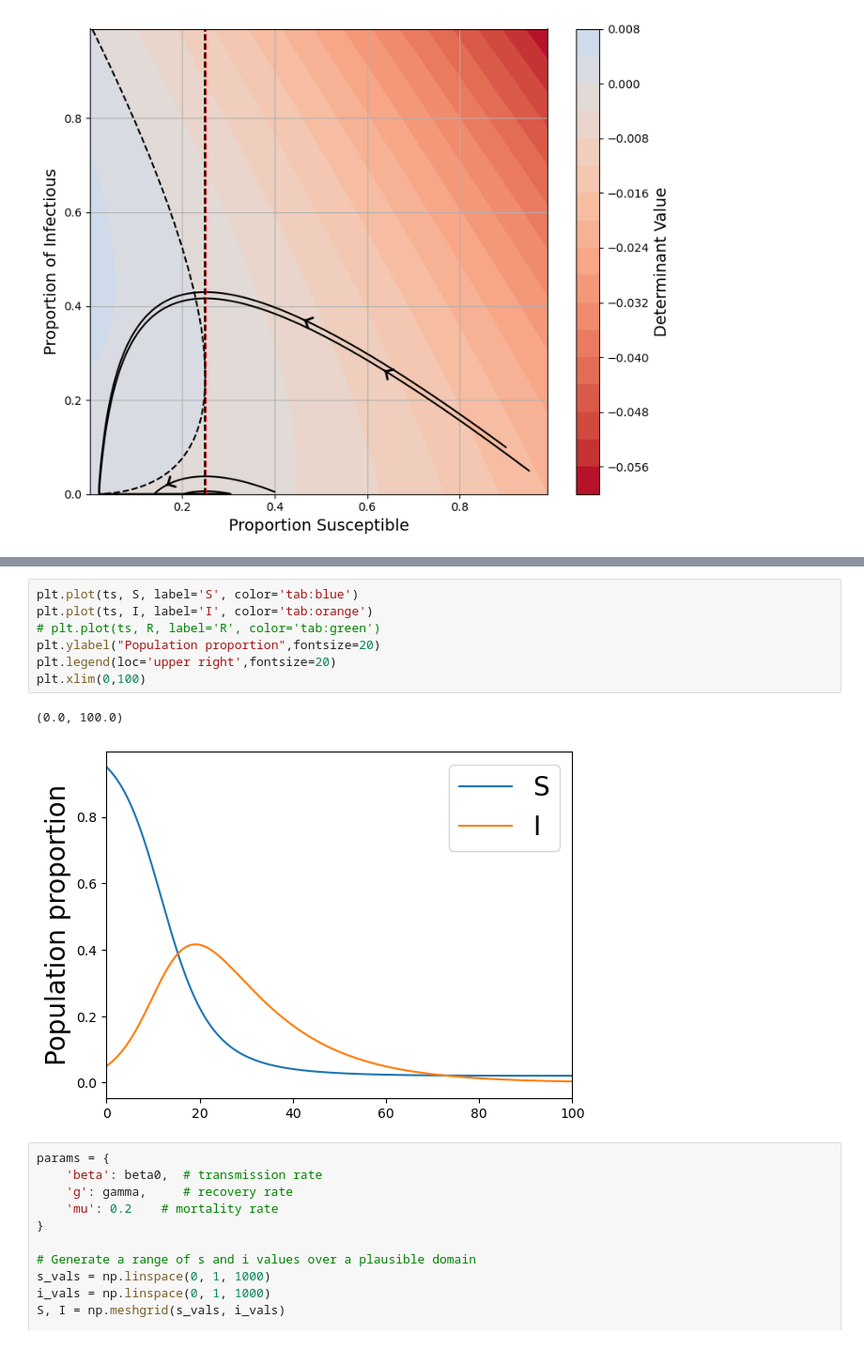
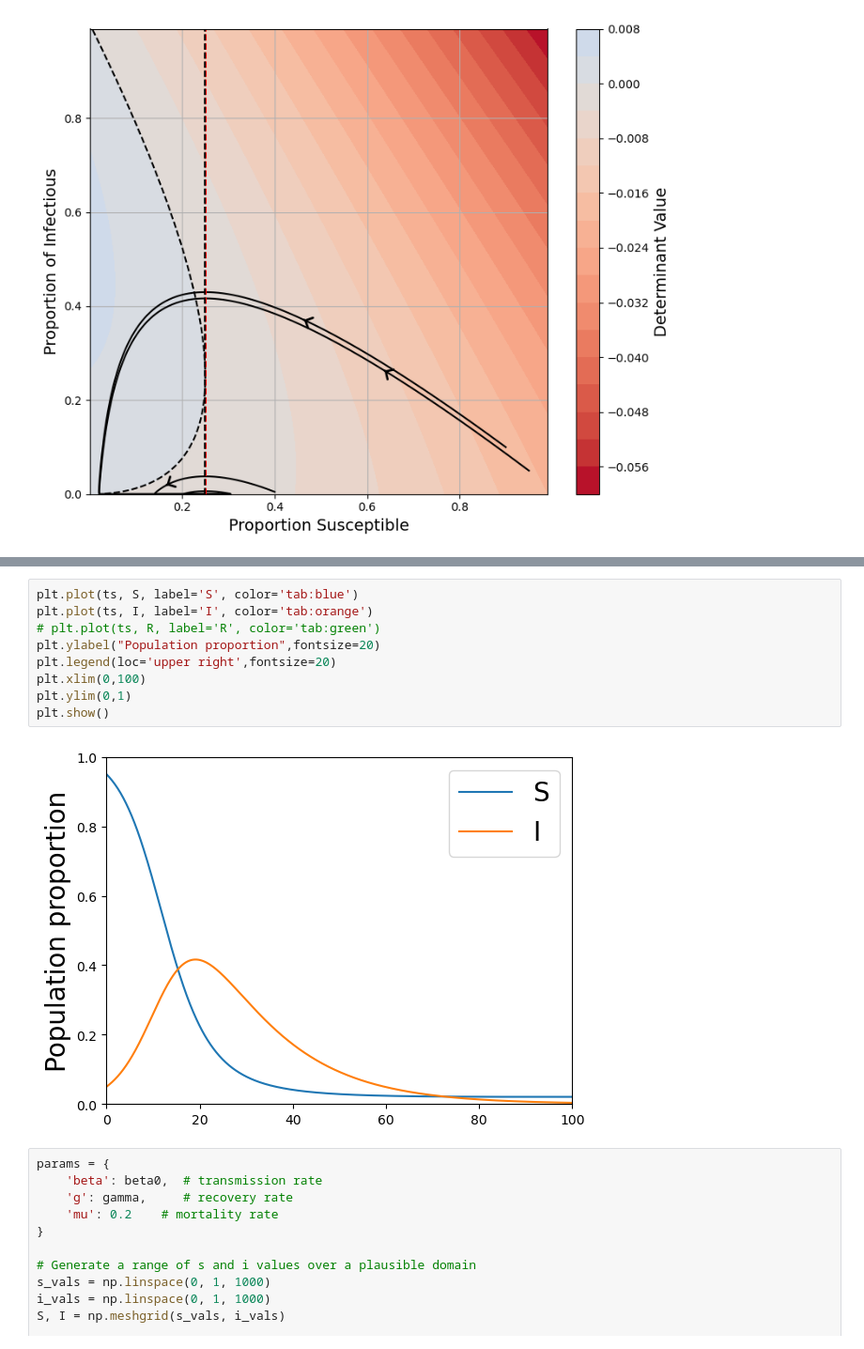
Before and after one commit to joshlooks/non-stationary-ews, a Jupyter notebook: trajectory_jacobian_sir.ipynb, the cells around one changed output, grey strips where cells are left out. Shown at 94% size. Drawn from its saved outputs; the diff is of its cells as text.

Commit message:
initial sim results and finalising theory plots

```diff
--- a/trajectory_jacobian_sir.ipynb
+++ b/trajectory_jacobian_sir.ipynb
@@ -868,13 +662,14 @@ plt.show()
 # %%
 plt.plot(ts, S, label='S', color='tab:blue')
 plt.plot(ts, I, label='I', color='tab:orange')
 # plt.plot(ts, R, label='R', color='tab:green')
 plt.ylabel("Population proportion",fontsize=20)
 plt.legend(loc='upper right',fontsize=20)
 plt.xlim(0,100)
+plt.ylim(0,1)
+plt.show()
 # %% [output]
-(0.0, 100.0)
-[figure, old version]
+[figure, new version]
 # %%
 params = {
     'beta': beta0,  # transmission rate
```
Also changed, not shown: parts of 15 cells of this notebook, 6 other files.
